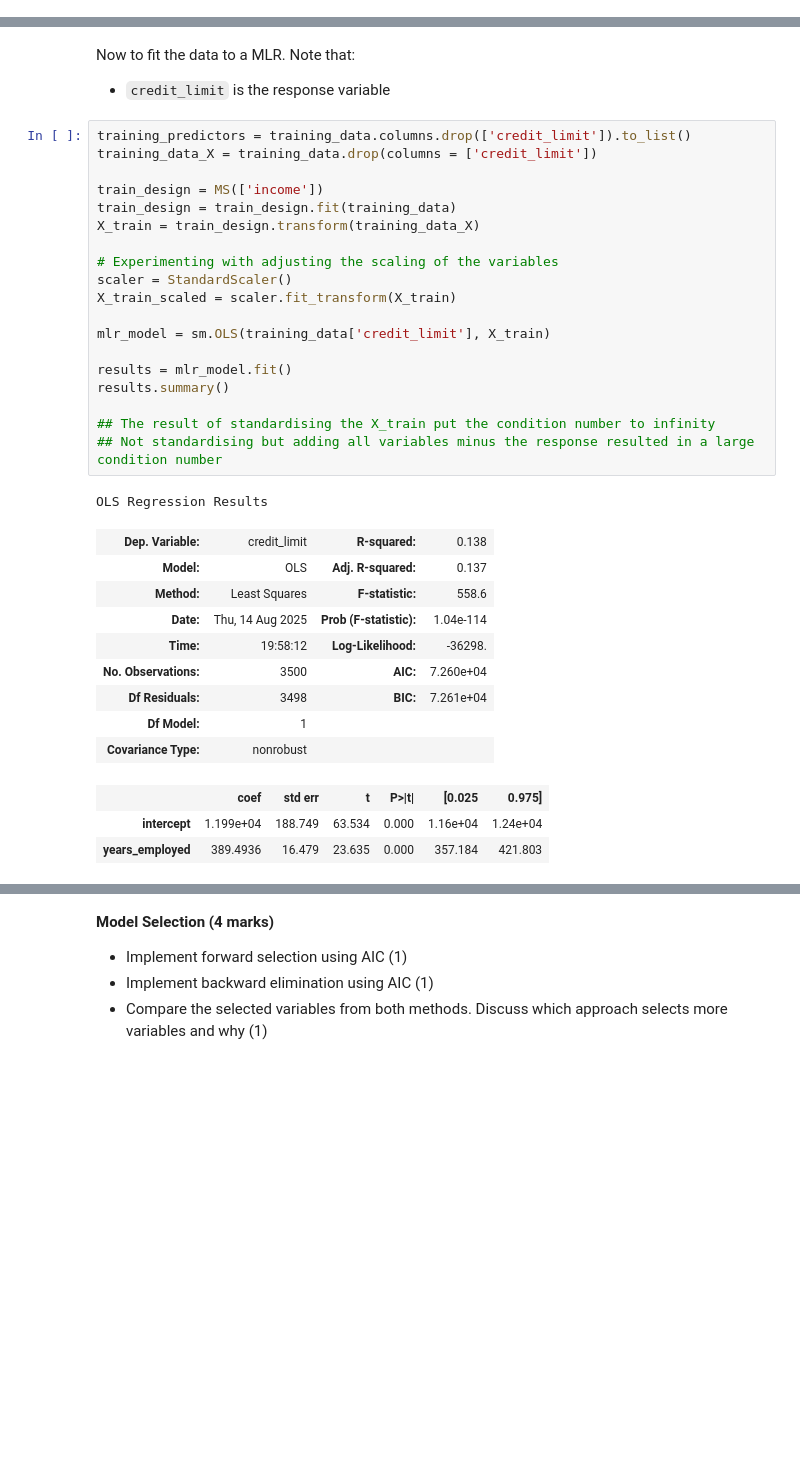
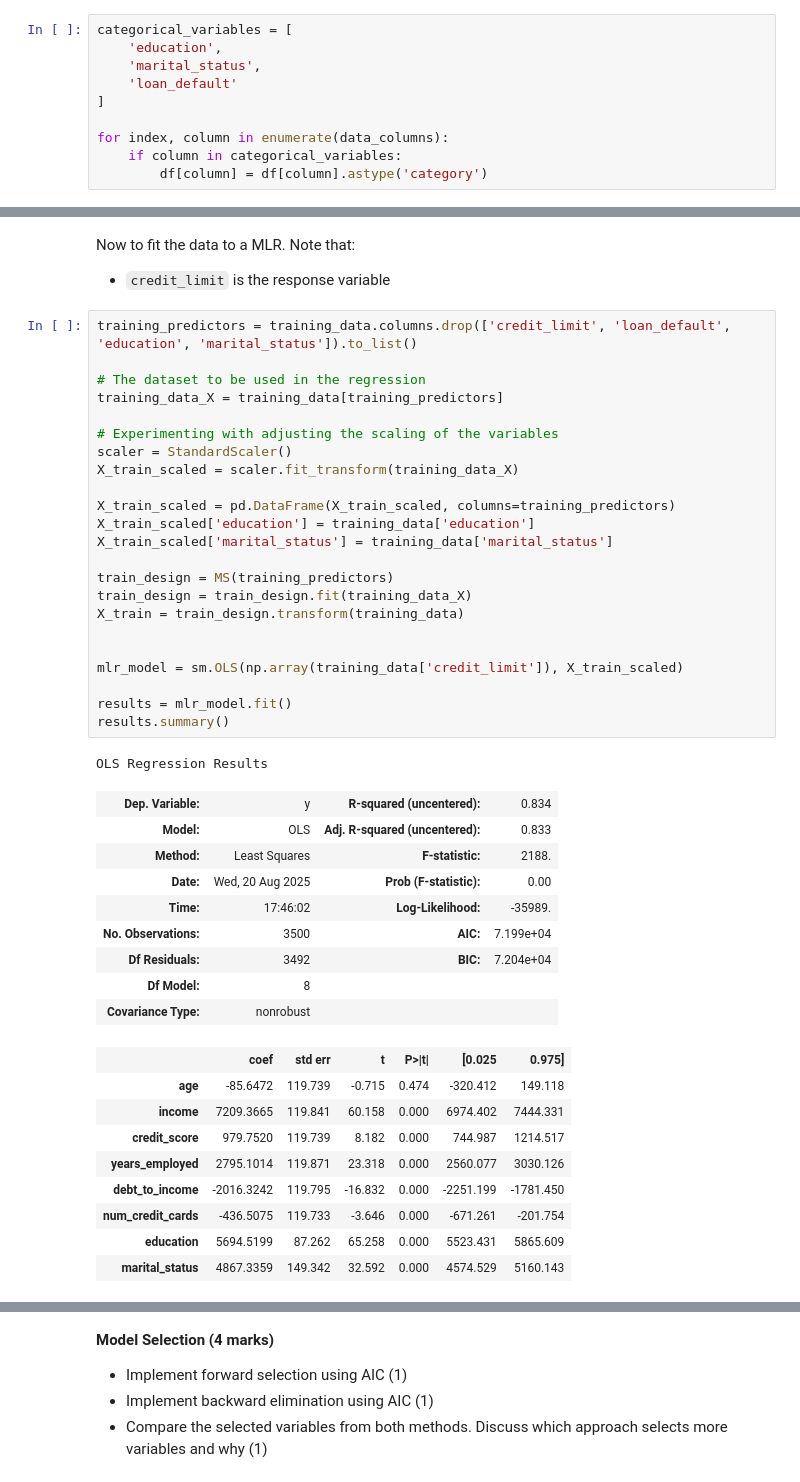
Before and after one commit to aidanlockwood20/MXN442-Codebase, a Jupyter notebook: assignments/assignment_1/assignment_1.ipynb, the cells around one changed output, grey strips where cells are left out. Drawn from its saved outputs; the diff is of its cells as text; blank space fills up the shorter version.

```diff
--- a/assignments/assignment_1/assignment_1.ipynb
+++ b/assignments/assignment_1/assignment_1.ipynb
@@ -95,0 +102,10 @@ The mean imputation has been completed.
+# %%
+categorical_variables = [
+    'education',
+    'marital_status',
+    'loan_default'
+]
+
+for index, column in enumerate(data_columns):
+    if column in categorical_variables:
+        df[column] = df[column].astype('category')
@@ -124,35 +154,45 @@ Now to fit the data to a MLR.
 Note that:
 - `credit_limit` is the response variable
 # %%
-training_predictors = training_data.columns.drop(['credit_limit']).to_list()
-training_data_X = training_data.drop(columns = ['credit_limit'])
+training_predictors = training_data.columns.drop(['credit_limit', 'loan_default', 'education', 'marital_status']).to_list()
 
-train_design = MS(['income'])
-train_design = train_design.fit(training_data)
-X_train = train_design.transform(training_data_X)
+# The dataset to be used in the regression
+training_data_X = training_data[training_predictors]
 
 # Experimenting with adjusting the scaling of the variables
 scaler = StandardScaler()
-X_train_scaled = scaler.fit_transform(X_train)
+X_train_scaled = scaler.fit_transform(training_data_X)
 
-mlr_model = sm.OLS(training_data['credit_limit'], X_train)
+X_train_scaled = pd.DataFrame(X_train_scaled, columns=training_predictors)
+X_train_scaled['education'] = training_data['education']
+X_train_scaled['marital_status'] = training_data['marital_status']
+
+train_design = MS(training_predictors)
+train_design = train_design.fit(training_data_X)
+X_train = train_design.transform(training_data)
+
+
+mlr_model = sm.OLS(np.array(training_data['credit_limit']), X_train_scaled)
 
 results = mlr_model.fit()
 results.summary()
-
-## The result of standardising the X_train put the condition number to infinity
-## Not standardising but adding all variables minus the response resulted in a large condition number
 # %% [output]
 OLS Regression Results
-| Dep. Variable: | credit_limit | R-squared: | 0.138 |
-| Model: | OLS | Adj. R-squared: | 0.137 |
-| Method: | Least Squares | F-statistic: | 558.6 |
-| Date: | Thu, 14 Aug 2025 | Prob (F-statistic): | 1.04e-114 |
-| Time: | 19:58:12 | Log-Likelihood: | -36298. |
-| No. Observations: | 3500 | AIC: | 7.260e+04 |
-| Df Residuals: | 3498 | BIC: | 7.261e+04 |
-| Df Model: | 1 |  |  |
+| Dep. Variable: | y | R-squared (uncentered): | 0.834 |
+| Model: | OLS | Adj. R-squared (uncentered): | 0.833 |
+| Method: | Least Squares | F-statistic: | 2188. |
+| Date: | Wed, 20 Aug 2025 | Prob (F-statistic): | 0.00 |
+| Time: | 17:46:02 | Log-Likelihood: | -35989. |
+| No. Observations: | 3500 | AIC: | 7.199e+04 |
+| Df Residuals: | 3492 | BIC: | 7.204e+04 |
+| Df Model: | 8 |  |  |
 | Covariance Type: | nonrobust |  |  |
 |  | coef | std err | t | P>|t| | [0.025 | 0.975] |
-| intercept | 1.199e+04 | 188.749 | 63.534 | 0.000 | 1.16e+04 | 1.24e+04 |
-| years_employed | 389.4936 | 16.479 | 23.635 | 0.000 | 357.184 | 421.803 |
+| age | -85.6472 | 119.739 | -0.715 | 0.474 | -320.412 | 149.118 |
+| income | 7209.3665 | 119.841 | 60.158 | 0.000 | 6974.402 | 7444.331 |
+| credit_score | 979.7520 | 119.739 | 8.182 | 0.000 | 744.987 | 1214.517 |
+| years_employed | 2795.1014 | 119.871 | 23.318 | 0.000 | 2560.077 | 3030.126 |
+| debt_to_income | -2016.3242 | 119.795 | -16.832 | 0.000 | -2251.199 | -1781.450 |
+| num_credit_cards | -436.5075 | 119.733 | -3.646 | 0.000 | -671.261 | -201.754 |
+| education | 5694.5199 | 87.262 | 65.258 | 0.000 | 5523.431 | 5865.609 |
+| marital_status | 4867.3359 | 149.342 | 32.592 | 0.000 | 4574.529 | 5160.143 |
```
Also changed, not shown: parts of 9 cells of this notebook, 3 other files.
